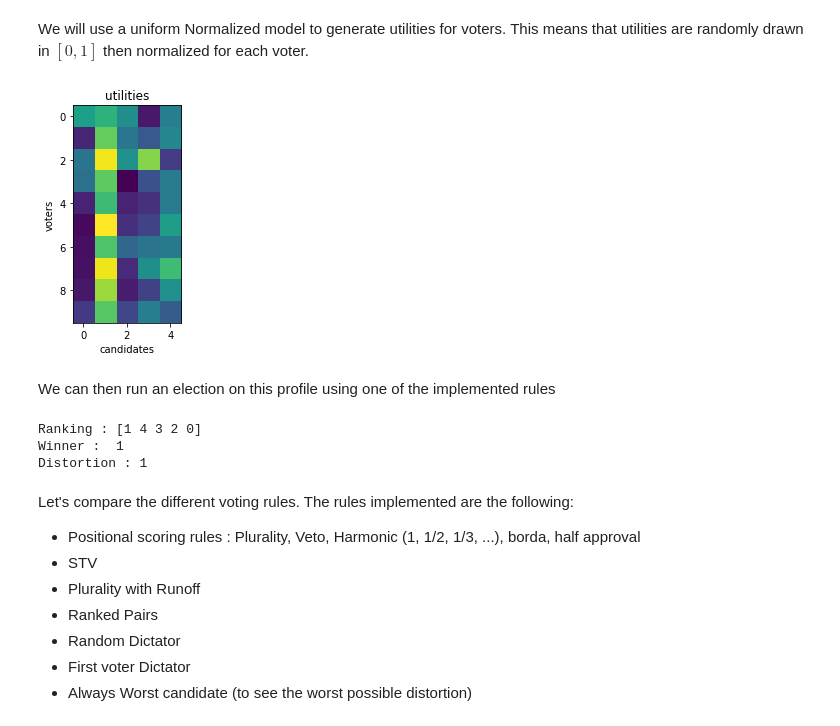
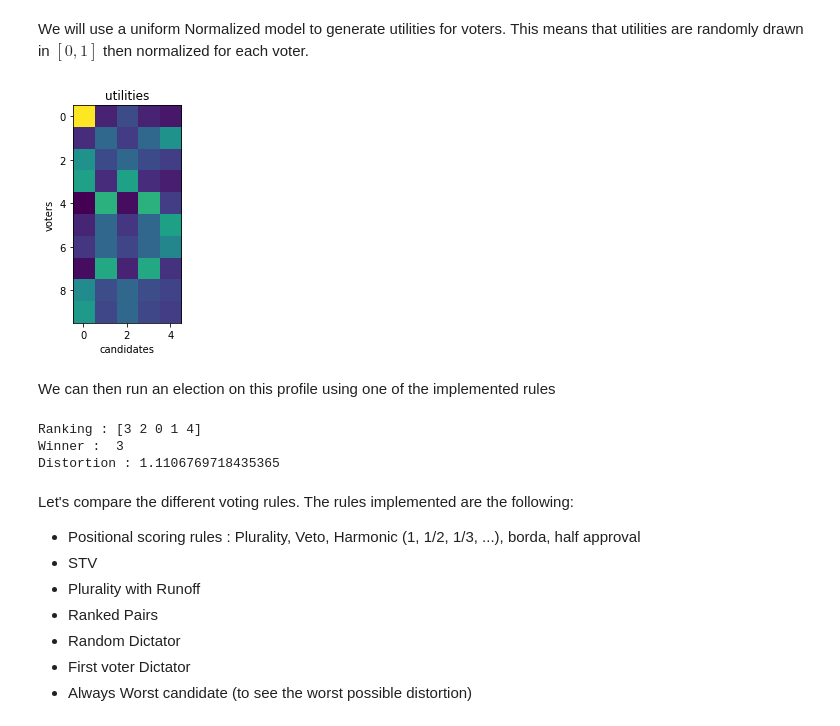
Before and after one commit to TheoDlmz/averagedistorsion, a Jupyter notebook: notebooks/Average Distortion.ipynb, the cells around one changed output. Drawn from its saved outputs; the diff is of its cells as text; code cells hidden in the pictures.

```diff
--- a/notebooks/Average Distortion.ipynb
+++ b/notebooks/Average Distortion.ipynb
@@ -70,16 +70,16 @@ plt.show()
 # %% [markdown]
 We will use a uniform Normalized model to generate utilities for voters. This means that utilities are randomly drawn in $[0,1]$ then normalized for each voter.
 # %%
-model = ad.gaussian(0.25)
+model = ad.uniformEuclidean(dim=1, norm= True)
 profile = model(n_voters=10, n_candidates=5)
 profile
 plt.imshow(profile)
 plt.xlabel("candidates")
 plt.ylabel("voters")
 plt.title("utilities")
 plt.show()
 # %% [output]
-[figure, old version]
+[figure, new version]
 # %% [markdown]
 We can then run an election on this profile using one of the implemented rules
 # %%
@@ -89,9 +89,9 @@ print("Ranking :",election.ranking_)
 print("Winner : ",election.winner_)
 print("Distortion :",election.distortion_)
 # %% [output]
-Ranking : [1 4 3 2 0]
-Winner :  1
-Distortion : 1
+Ranking : [3 2 0 1 4]
+Winner :  3
+Distortion : 1.1106769718435365
 # %% [markdown]
 Let's compare the different voting rules. The rules implemented are the following:
 
```
Also changed, not shown: parts of 34 cells of this notebook, 1 other file.
